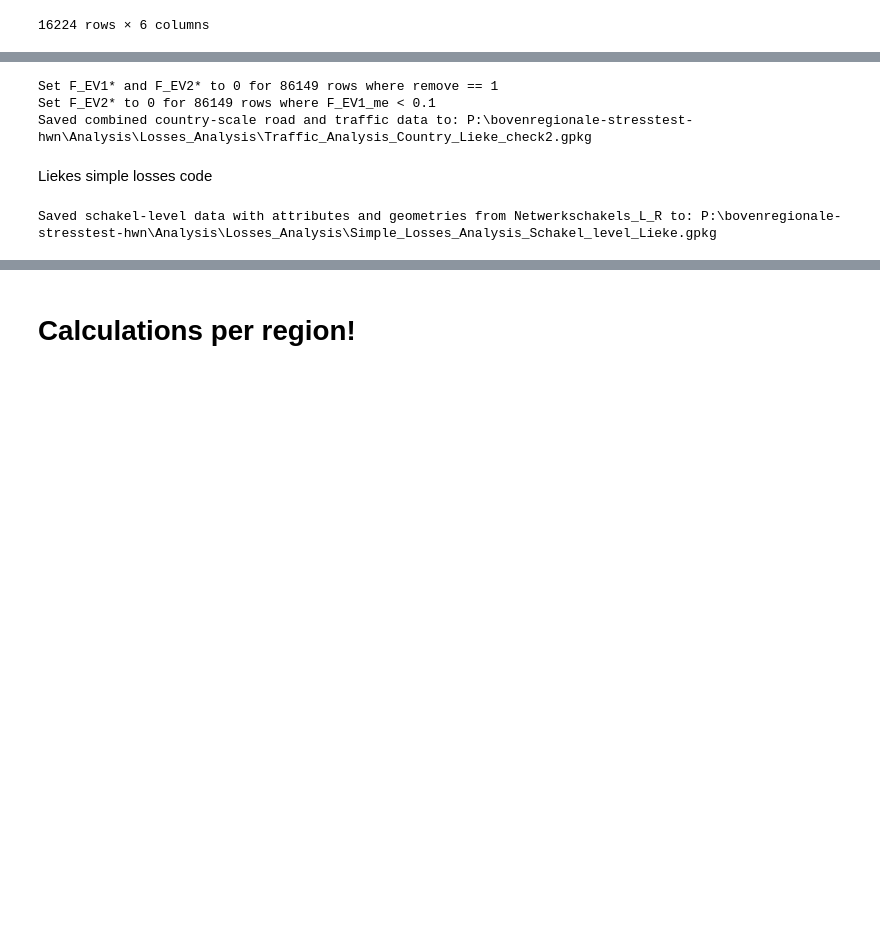
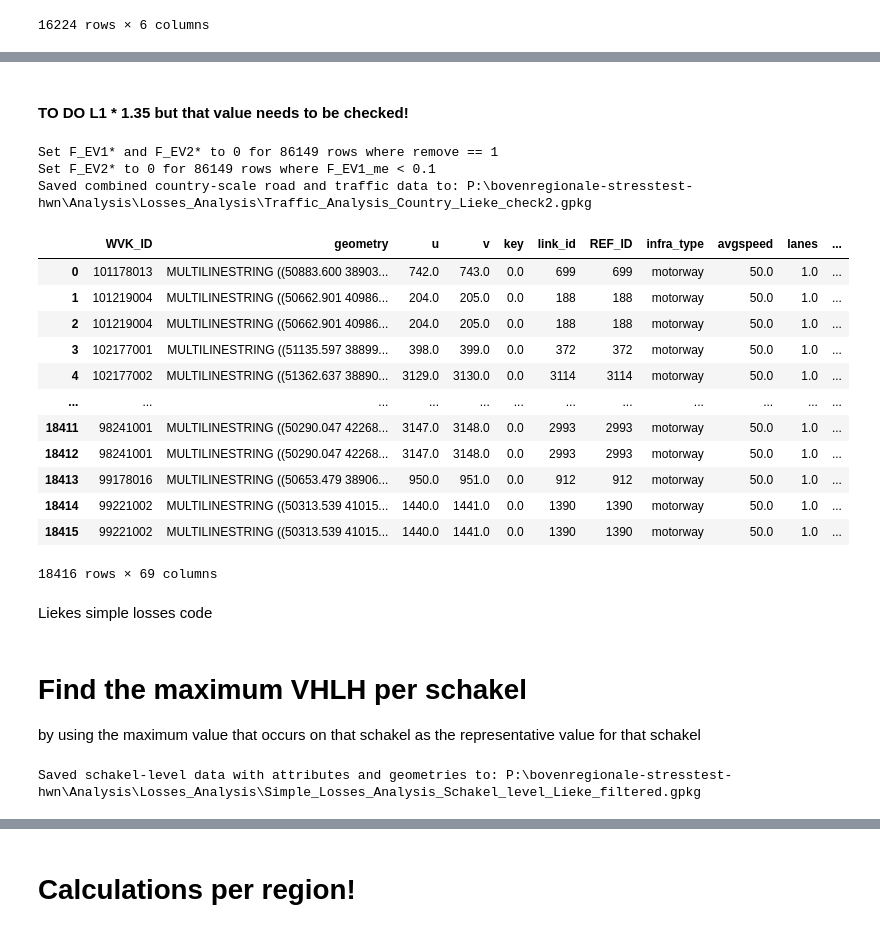
Before and after one commit to LiekeMeijer/bovenregionale_strestest, a Jupyter notebook: scripts_run/Traffic_Analysis_check_Lieke.ipynb, the cells around one changed output, grey strips where cells are left out. Saved outputs shown, nothing was run; the diff lists cells and outputs as text; code cells hidden in the pictures; blank space fills up the shorter version.

Commit message:
Traffic analysis

```diff
--- a/scripts_run/Traffic_Analysis_check_Lieke.ipynb
+++ b/scripts_run/Traffic_Analysis_check_Lieke.ipynb
@@ -86,3 +90,5 @@ traffic_subset_ver01
+# %% [markdown]
+#### TO DO L1 * 1.35 but that value needs to be checked!
 # %%
 import pandas as pd
 import geopandas as gpd
@@ -197,6 +212,22 @@ else:
 Set F_EV1* and F_EV2* to 0 for 86149 rows where remove == 1
 Set F_EV2* to 0 for 86149 rows where F_EV1_me < 0.1
 Saved combined country-scale road and traffic data to: P:\bovenregionale-stresstest-hwn\Analysis\Losses_Analysis\Traffic_Analysis_Country_Lieke_check2.gpkg
+# %%
+merged
+# %% [output]
+|  | WVK_ID | geometry | u | v | key | link_id | REF_ID | infra_type | avgspeed | lanes | ... |
+| 0 | 101178013 | MULTILINESTRING ((50883.600 38903... | 742.0 | 743.0 | 0.0 | 699 | 699 | motorway | 50.0 | 1.0 | ... |
+| 1 | 101219004 | MULTILINESTRING ((50662.901 40986... | 204.0 | 205.0 | 0.0 | 188 | 188 | motorway | 50.0 | 1.0 | ... |
+| 2 | 101219004 | MULTILINESTRING ((50662.901 40986... | 204.0 | 205.0 | 0.0 | 188 | 188 | motorway | 50.0 | 1.0 | ... |
+| 3 | 102177001 | MULTILINESTRING ((51135.597 38899... | 398.0 | 399.0 | 0.0 | 372 | 372 | motorway | 50.0 | 1.0 | ... |
+| 4 | 102177002 | MULTILINESTRING ((51362.637 38890... | 3129.0 | 3130.0 | 0.0 | 3114 | 3114 | motorway | 50.0 | 1.0 | ... |
+| ... | ... | ... | ... | ... | ... | ... | ... | ... | ... | ... | ... |
+| 18411 | 98241001 | MULTILINESTRING ((50290.047 42268... | 3147.0 | 3148.0 | 0.0 | 2993 | 2993 | motorway | 50.0 | 1.0 | ... |
+| 18412 | 98241001 | MULTILINESTRING ((50290.047 42268... | 3147.0 | 3148.0 | 0.0 | 2993 | 2993 | motorway | 50.0 | 1.0 | ... |
+| 18413 | 99178016 | MULTILINESTRING ((50653.479 38906... | 950.0 | 951.0 | 0.0 | 912 | 912 | motorway | 50.0 | 1.0 | ... |
+| 18414 | 99221002 | MULTILINESTRING ((50313.539 41015... | 1440.0 | 1441.0 | 0.0 | 1390 | 1390 | motorway | 50.0 | 1.0 | ... |
+| 18415 | 99221002 | MULTILINESTRING ((50313.539 41015... | 1440.0 | 1441.0 | 0.0 | 1390 | 1390 | motorway | 50.0 | 1.0 | ... |
+18416 rows × 69 columns
 # %% [markdown]
 Liekes simple losses code
 # %%
@@ -206,6 +237,10 @@ HWN_traffic = gpd.read_file(HWN_traffic_path, driver='GPKG')
 
 Netwerkschakels_L_R_path = Path(r"P:\bovenregionale-stresstest-hwn\Data\Shapes netwerkschakels\HWN_Netwerkschakels_dissolved_left_right.gpkg")
 Netwerkschakels_L_R = gpd.read_file(Netwerkschakels_L_R_path, driver='GPKG')
+# %% [markdown]
+# Find the maximum VHLH per schakel
+
+by using the maximum value that occurs on that schakel as the representative value for that schakel
 # %%
 import geopandas as gpd
 import pandas as pd
@@ -215,41 +250,45 @@ from pathlib import Path
 Netwerkschakels_L_R_path = Path(r"P:\bovenregionale-stresstest-hwn\Data\Shapes netwerkschakels\HWN_Netwerkschakels_dissolved_left_right.gpkg")
 Netwerkschakels_L_R = gpd.read_file(Netwerkschakels_L_R_path, driver='GPKG')
 
-# Normalize HECTO_LTTR_NWB and exclude wegvakken with letters a–d
+# Normalize HECTO_LTTR_NWB
 HWN_traffic['HECTO_LTTR_NWB'] = HWN_traffic['HECTO_LTTR_NWB'].astype(str).str.lower().str.strip()
-exclude_letters = {'a', 'b', 'c', 'd'}
-mask_exclude = HWN_traffic['HECTO_LTTR_NWB'].isin(exclude_letters)
-filtered_traffic = HWN_traffic[~mask_exclude].copy()
 
-# Sort and select wegvak with highest VHLH per schakel
+# Keep ramps (do not filter out a–d)
+filtered_traffic = HWN_traffic.copy()
+
+# ✅ Apply filter: only consider rows where F_EV1_me > 0.1
+filtered_traffic = filtered_traffic[filtered_traffic['F_EV1_me'] > 0.1].copy()
+
+# Sort by schakel and VHLH descending
 filtered_traffic.sort_values(['NETWERKSCH_HWN', 'VHLH_AL_E_WR'], ascending=[True, False], inplace=True)
+
+# Take first row per schakel (highest VHLH among rows with F_EV1_me > 0.1)
 max_rows = filtered_traffic.groupby('NETWERKSCH_HWN', as_index=False).first()
 
-# Select relevant columns
-selected_rows = max_rows[['NETWERKSCH_HWN', 'VHLH_AL_E_WR', 'VHLH_L1_E_WR', 'VHLH_L2_E_WR', 'VHLH_L3_E_WR', 'F_EV2_ma', 'VRPC_E_WR', "AL_E_WR"]].copy()
+# Select relevant columns (including F_EV2_ma as duration)
+selected_rows = max_rows[['NETWERKSCH_HWN', 'VHLH_AL_E_WR', 'VHLH_L1_E_WR', 'VHLH_L2_E_WR', 'VHLH_L3_E_WR',
+                          'F_EV2_ma', 'F_EV1_me', 'VRPC_E_WR', 'AL_E_WR', "L2+L3_E_WR", "personen", "total_getroffen_L2+L3_E_WR", "total_getroffen_personen"]].copy()
 
-# Compute max F_EV2_ma per schakel where F_EV1_me > 0.1
-valid_ev2 = filtered_traffic[filtered_traffic['F_EV1_me'] > 0.1]
-max_ev2_per_schakel = valid_ev2.groupby('NETWERKSCH_HWN')['F_EV2_ma'].max().reset_index()
-max_ev2_per_schakel.rename(columns={'F_EV2_ma': 'max_F_EV2_ma_conditional'}, inplace=True)
+# Merge geometries from Netwerkschakels_L_R
+selected = selected_rows.merge(Netwerkschakels_L_R[['NETWERKSCH', 'geometry']],
+                                left_on='NETWERKSCH_HWN', right_on='NETWERKSCH', how='left')
+selected.drop(columns=['NETWERKSCH'], inplace=True)
 
-# Merge conditional max EV2
-selected = selected_rows.merge(max_ev2_per_schakel, on='NETWERKSCH_HWN', how='left')
-
-# Merge geometries from Netwerkschakels_L_R using 'netwerksch'
-selected = selected.merge(Netwerkschakels_L_R[['NETWERKSCH', 'geometry']], left_on='NETWERKSCH_HWN', right_on='NETWERKSCH', how='left')
-selected.drop(columns=['NETWERKSCH'], inplace=True)
+# Calculate Value of Time (VOT) per schakel
+selected['VOT_L1_gemiddeld'] = selected['VHLH_L1_E_WR'] * 10.42
+selected['VOT_L2L3_gemiddeld'] = (selected['VHLH_L2_E_WR'] + selected['VHLH_L3_E_WR']) * 46.66
+selected['VOT_total'] = selected['VOT_L2L3_gemiddeld'] + selected['VOT_L1_gemiddeld']
 
 # Set RD projection (EPSG:28992)
 selected = gpd.GeoDataFrame(selected, geometry='geometry', crs="EPSG:28992")
 
+# Define output path
+output_dir = Path(r"P:\bovenregionale-stresstest-hwn\Analysis\Losses_Analysis")
+out_path = output_dir / "Simple_Losses_Analysis_Schakel_level_Lieke_filtered.gpkg"
+
 # Save to GeoPackage
-output_dir = Path(r"P:\bovenregionale-stresstest-hwn\Analysis\Losses_Analysis")
-out_path = output_dir.joinpath("Simple_Losses_Analysis_Schakel_level_Lieke.gpkg")
-if out_path.exists():
-    out_path.unlink()
-selected.to_file(out_path, driver="GPKG")
+selected.to_file(out_path, driver='GPKG')
 
-print(f"Saved schakel-level data with attributes and geometries from Netwerkschakels_L_R to: {out_path}")
+print(f"Saved schakel-level data with attributes and geometries to: {out_path}")
 # %% [output]
-Saved schakel-level data with attributes and geometries from Netwerkschakels_L_R to: P:\bovenregionale-stresstest-hwn\Analysis\Losses_Analysis\Simple_Losses_Analysis_Schakel_level_Lieke.gpkg
+Saved schakel-level data with attributes and geometries to: P:\bovenregionale-stresstest-hwn\Analysis\Losses_Analysis\Simple_Losses_Analysis_Schakel_level_Lieke_filtered.gpkg
```
Also changed, not shown: parts of 10 cells of this notebook.
